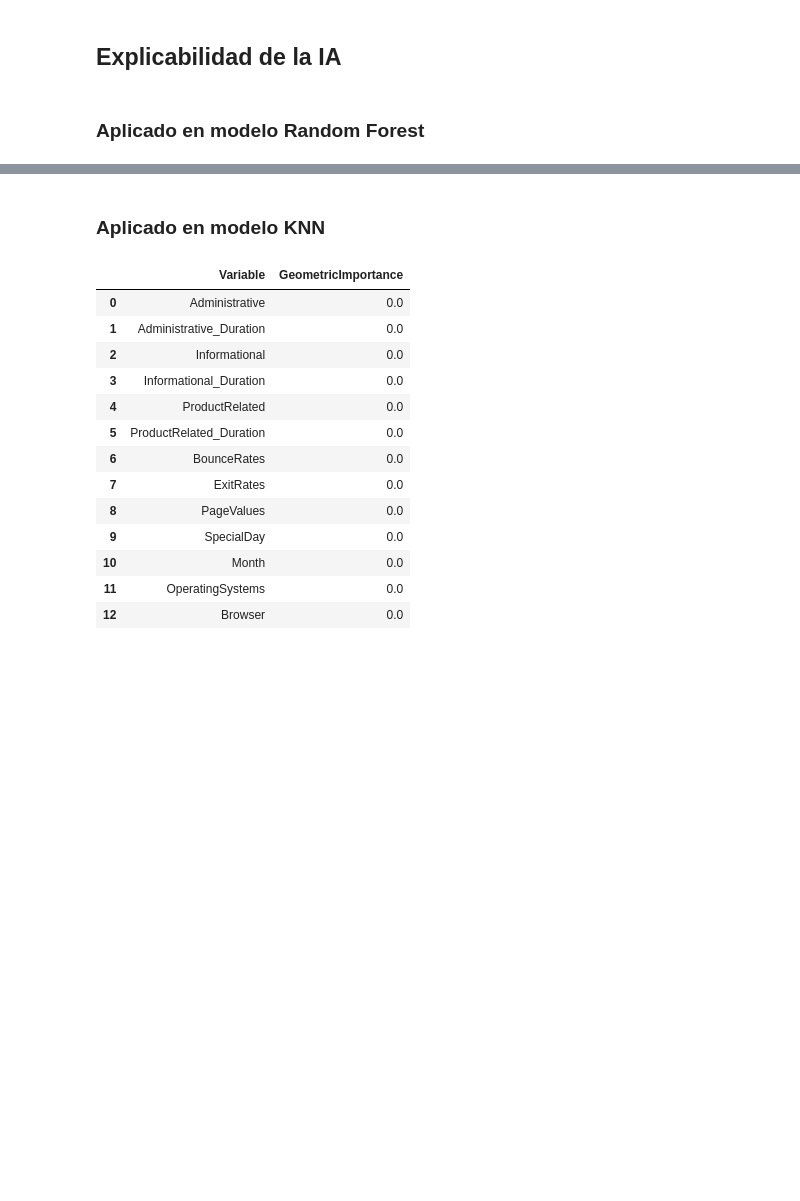
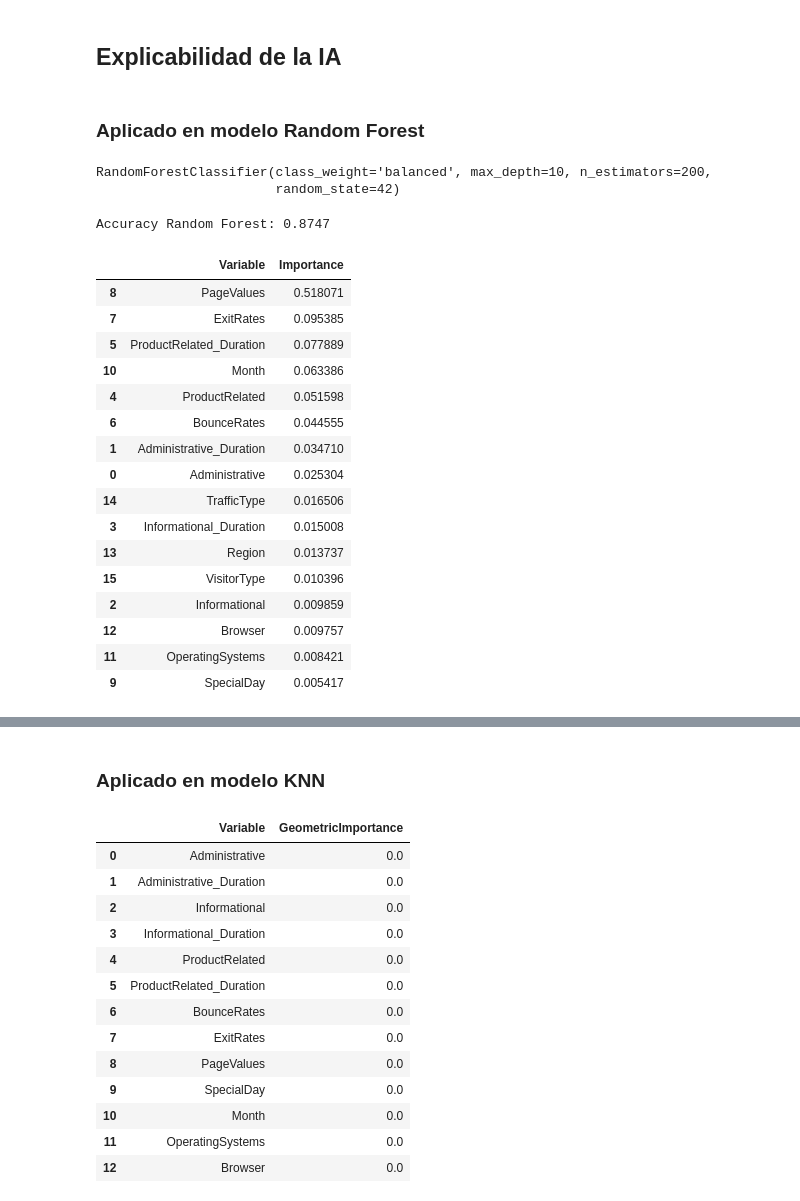
Before and after one commit to SirYorch/IA_Explicabilidad, a Jupyter notebook: Practica.ipynb, the cells around one changed output, grey strips where cells are left out. Cells and saved outputs as stored; diff of their text form; code cells hidden in the pictures; blank space fills up the shorter version.

```diff
--- a/Practica.ipynb
+++ b/Practica.ipynb
@@ -57,0 +66,45 @@ X_scaled = pd.DataFrame(scaler.fit_transform(X), columns=features)
+# %%
+rf_model = RandomForestClassifier(
+    n_estimators=200,
+    max_depth=10,
+    random_state=42,
+    class_weight="balanced"
+)
+
+rf_model.fit(X_train_rf, y_train_rf)
+# %% [output]
+RandomForestClassifier(class_weight='balanced', max_depth=10, n_estimators=200,
+                       random_state=42)
+# %%
+y_pred_rf = rf_model.predict(X_test_rf)
+acc_rf = accuracy_score(y_test_rf, y_pred_rf)
+
+print(f"Accuracy Random Forest: {acc_rf:.4f}")
+# %% [output]
+Accuracy Random Forest: 0.8747
+# %%
+# Explicabilidad Reduccion de impureza
+rf_importance = pd.DataFrame({
+    "Variable": features,
+    "Importance": rf_model.feature_importances_
+}).sort_values("Importance", ascending=False)
+
+rf_importance
+# %% [output]
+|  | Variable | Importance |
+| 8 | PageValues | 0.518071 |
+| 7 | ExitRates | 0.095385 |
+| 5 | ProductRelated_Duration | 0.077889 |
+| 10 | Month | 0.063386 |
+| 4 | ProductRelated | 0.051598 |
+| 6 | BounceRates | 0.044555 |
+| 1 | Administrative_Duration | 0.034710 |
+| 0 | Administrative | 0.025304 |
+| 14 | TrafficType | 0.016506 |
+| 3 | Informational_Duration | 0.015008 |
+| 13 | Region | 0.013737 |
+| 15 | VisitorType | 0.010396 |
+| 2 | Informational | 0.009859 |
+| 12 | Browser | 0.009757 |
+| 11 | OperatingSystems | 0.008421 |
+| 9 | SpecialDay | 0.005417 |
```
Also changed, not shown: parts of 15 cells of this notebook.
